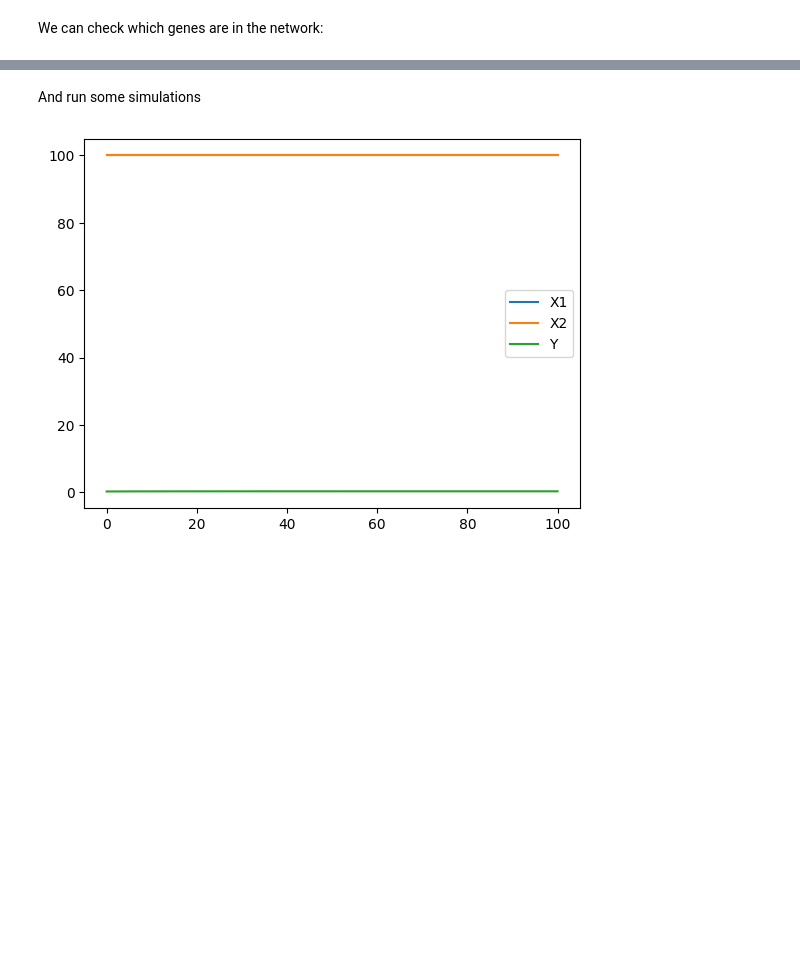
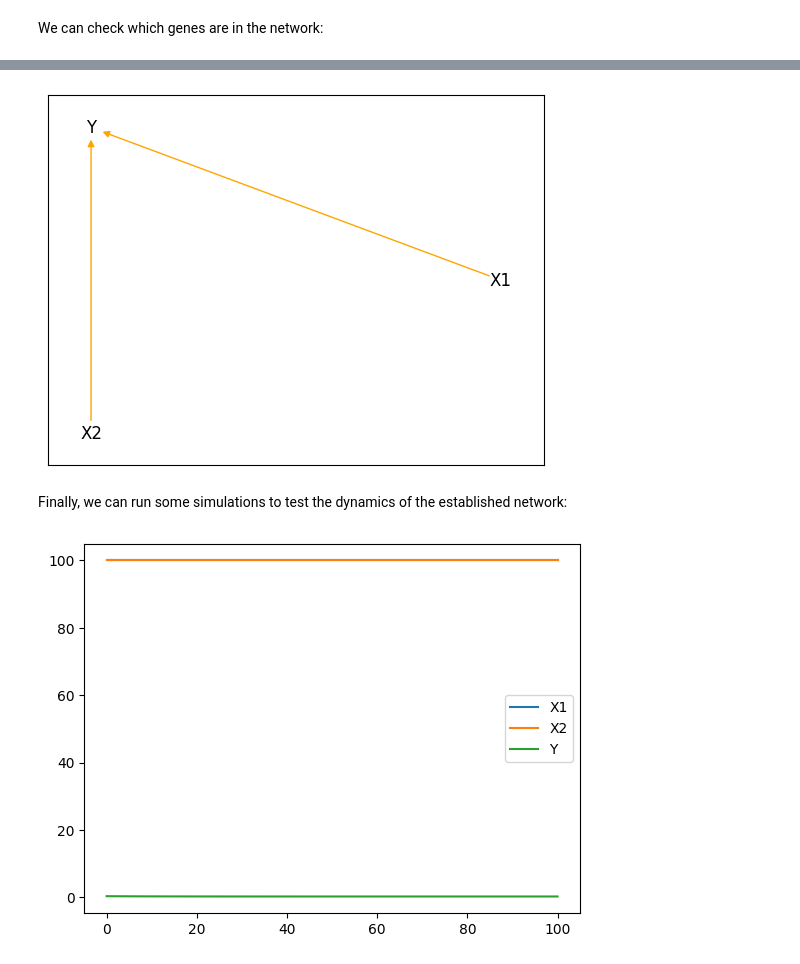
Before and after one commit to kkeroo/bio_processing, a Jupyter notebook: examples.ipynb, the cells around one changed output, grey strips where cells are left out. Cells and saved outputs as stored; diff of their text form; code cells hidden in the pictures; blank space fills up the shorter version.

```diff
--- a/examples.ipynb
+++ b/examples.ipynb
@@ -65,5 +67,42 @@ my_grn.plot_network()
-# %% [markdown]
-And run some simulations
+# %%
+import networkx as nx
+import matplotlib.pyplot as plt
+
+activators = {s:[] for s in my_grn.species_names}
+inhibitors = {s:[] for s in my_grn.species_names}
+
+
+for gene in my_grn.genes:
+    for product in gene['products']:
+        activators[product['name']].extend([x['name'] for x in gene['regulators'] if x['type'] == 1])
+        inhibitors[product['name']].extend([x['name'] for x in gene['regulators'] if x['type'] == -1])
+
+edges_act = set()
+edges_inh = set()
+
+for prod in activators:
+    for reg in activators[prod]:
+        edges_act.add((reg, prod))
+
+for prod in inhibitors:
+    for reg in inhibitors[prod]:
+        edges_inh.add((reg, prod))
+
+edges_both = edges_act & edges_inh
+edges_act -= edges_both
+edges_inh -= edges_both
+
+edges = list(edges_both) + list(edges_act) + list(edges_inh)
+colors = ['orange']*len(edges_both) + ['blue']*len(edges_act) + ['red']*len(edges_inh)
+
+G = nx.DiGraph()
+G.add_edges_from(edges)
+nx.draw_networkx(G, pos=nx.circular_layout(G), arrows=True, node_color = 'w', edge_color=colors)
+plt.show()
+# %% [output]
+[figure, added]
+# %% [markdown]
+Finally, we can run some simulations to test the dynamics of the established network:
 # %%
 # specify inputs
 
```
Also changed, not shown: parts of 8 cells of this notebook.
